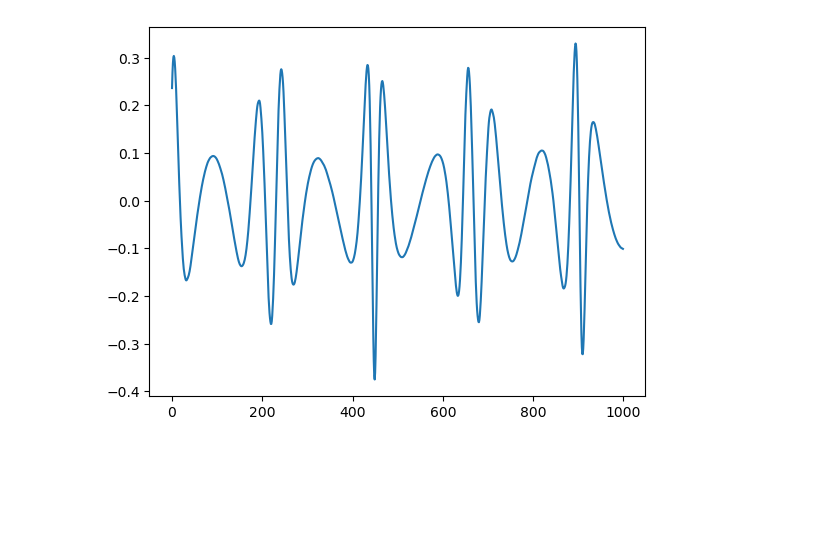
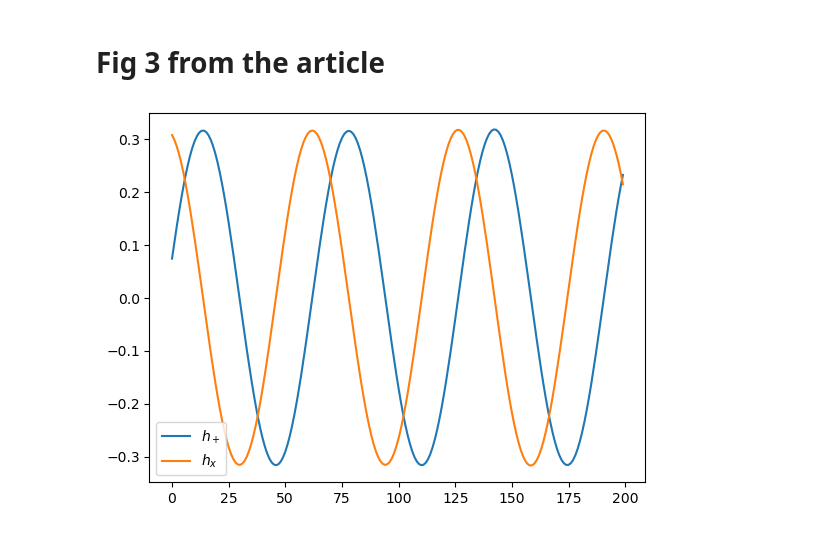
Before and after one commit to smmasruk/M1_Intership, a Jupyter notebook: BHP_toolkit/test_notebook1.ipynb, the cells around one changed output. Cells and saved outputs as stored; diff of their text form; code cells hidden in the pictures; blank space fills up the shorter version.

```diff
--- a/BHP_toolkit/test_notebook1.ipynb
+++ b/BHP_toolkit/test_notebook1.ipynb
@@ -64,26 +64,30 @@ few = FastSchwarzschildEccentricFlux(
     sum_kwargs=sum_kwargs,
     use_gpu=use_gpu,
 )
+# %% [markdown]
+# Fig 3 from the article
 # %%
 # parameters
 import numpy as np
 M = 1e6
-mu = 1e2
+mu = 1e1
 p0 = 12.0
-e0 = 0.4
-theta = np.pi/3  # polar viewing angle
-phi = np.pi/4  # azimuthal viewing angle
+e0 = 0.0
+theta = 0  # polar viewing angle
+phi =np.pi/4 # azimuthal viewing angle
 dt = 10.0
 
 wave = few(M, mu, p0, e0, theta, phi, dt=dt, T=1.0)  #
 # %%
+
 import matplotlib.pyplot as plt
 
 dt = 10.0
 t = np.arange(len(wave)) * dt
 
-plt.plot(wave.real[:1000])
-# plt.plot(wave.imag[:1000])
+plt.plot(wave.real[:200],label=r'$h_+$')
+plt.plot(wave.imag[:200],label=r'$h_x$')
+plt.legend()
 plt.show()
 # %% [output]
-[figure, old version]
+[figure, new version]
```
Also changed, not shown: parts of 10 cells of this notebook, 4 other files.
